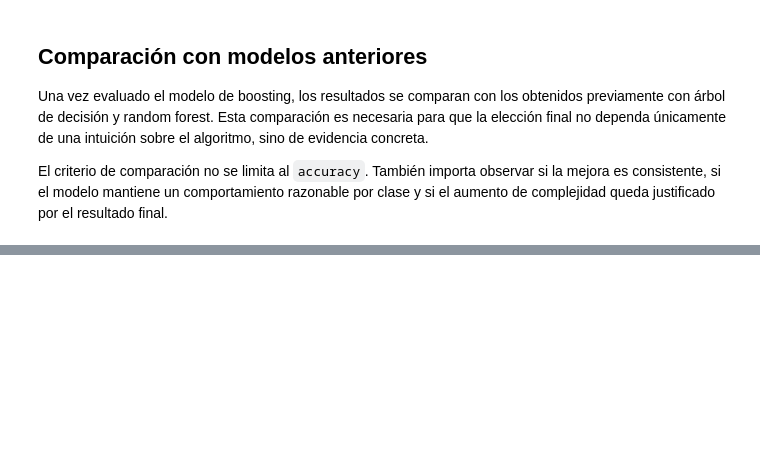
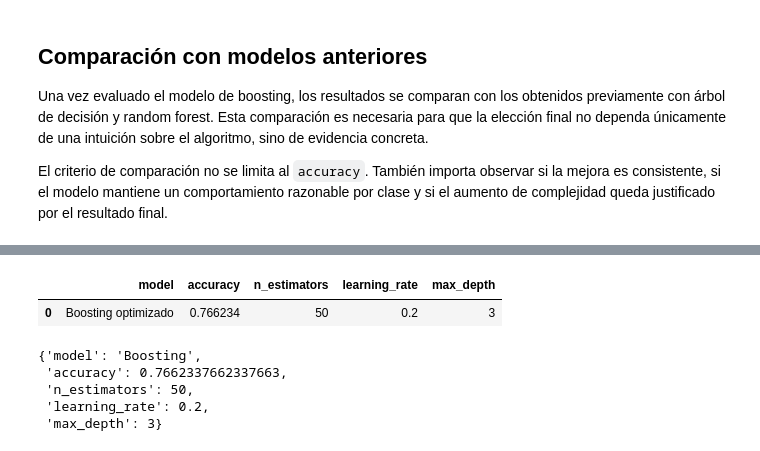
Before and after one commit to 4GeeksAcademy/gondelles-boosting-algorithm-project, a Jupyter notebook: src/boosting_diabetes.ipynb, the cells around one changed output, grey strips where cells are left out. Cells and saved outputs as stored; diff of their text form; code cells hidden in the pictures; blank space fills up the shorter version.

```diff
--- a/src/boosting_diabetes.ipynb
+++ b/src/boosting_diabetes.ipynb
@@ -604,0 +726,29 @@ La mejora no es enorme, pero sí es suficiente como para justificar una segunda
+# %%
+best_model_summary = pd.DataFrame({
+    "model": ["Boosting optimizado"],
+    "accuracy": [best_accuracy],
+    "n_estimators": [50],
+    "learning_rate": [0.2],
+    "max_depth": [3]
+})
+
+display(best_model_summary)
+# %% [output]
+|  | model | accuracy | n_estimators | learning_rate | max_depth |
+| 0 | Boosting optimizado | 0.766234 | 50 | 0.2 | 3 |
+# %%
+boosting_results = {
+    "model": "Boosting",
+    "accuracy": best_accuracy,
+    "n_estimators": 50,
+    "learning_rate": 0.2,
+    "max_depth": 3
+}
+
+boosting_results
+# %% [output]
+{'model': 'Boosting',
+ 'accuracy': 0.7662337662337663,
+ 'n_estimators': 50,
+ 'learning_rate': 0.2,
+ 'max_depth': 3}
```
Also changed, not shown: parts of 23 cells of this notebook.
